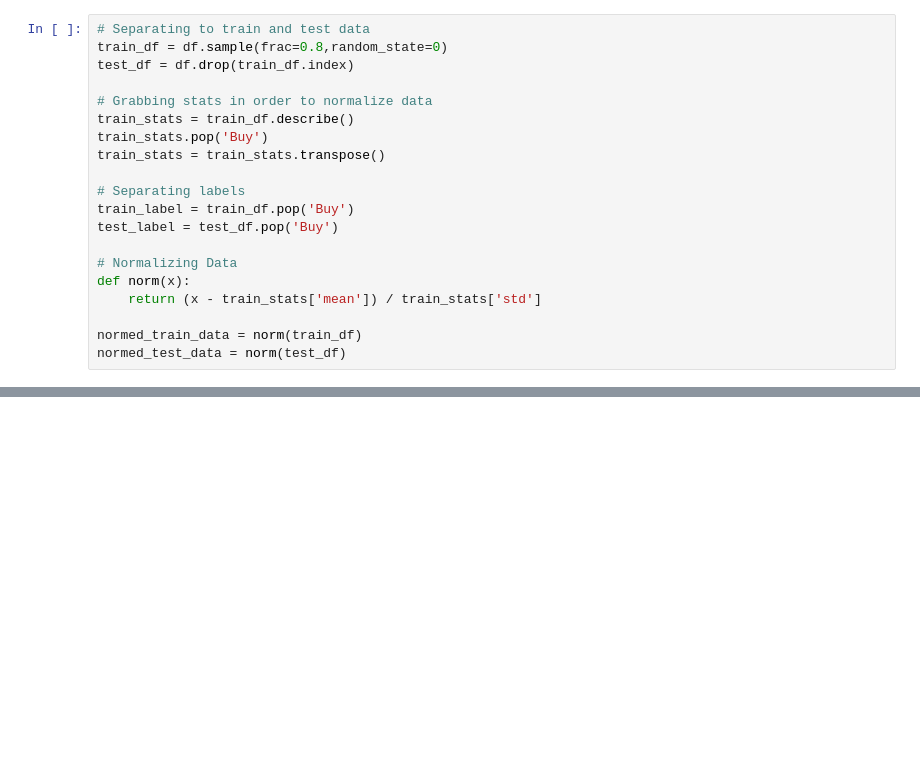
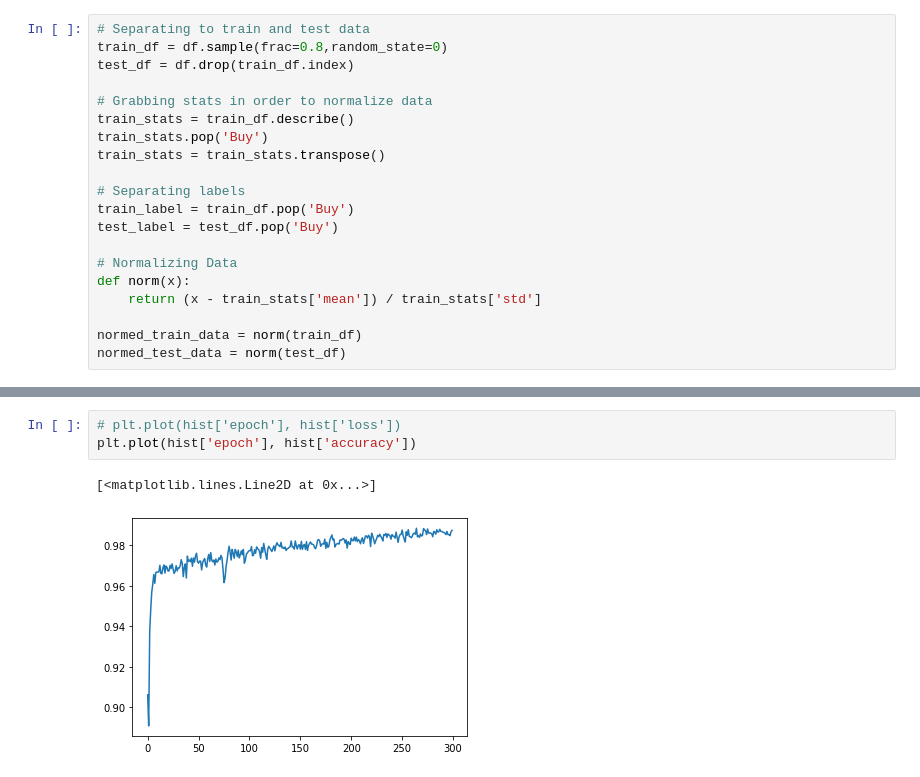
Before and after one commit to TiffanyVPhan/ML-Kaggle, a Jupyter notebook: Comp 2/nn.ipynb, the cells around one changed output, grey strips where cells are left out. Cells and saved outputs as stored; diff of their text form; blank space fills up the shorter version.

```diff
--- a/Comp 2/nn.ipynb
+++ b/Comp 2/nn.ipynb
@@ -120 +132,7 @@ hist
+# %%
+# plt.plot(hist['epoch'], hist['loss'])
+plt.plot(hist['epoch'], hist['accuracy'])
+# %% [output]
+[<matplotlib.lines.Line2D at 0x...>]
+[figure, added]
 # %%
```
Also changed, not shown: parts of 7 cells of this notebook.
